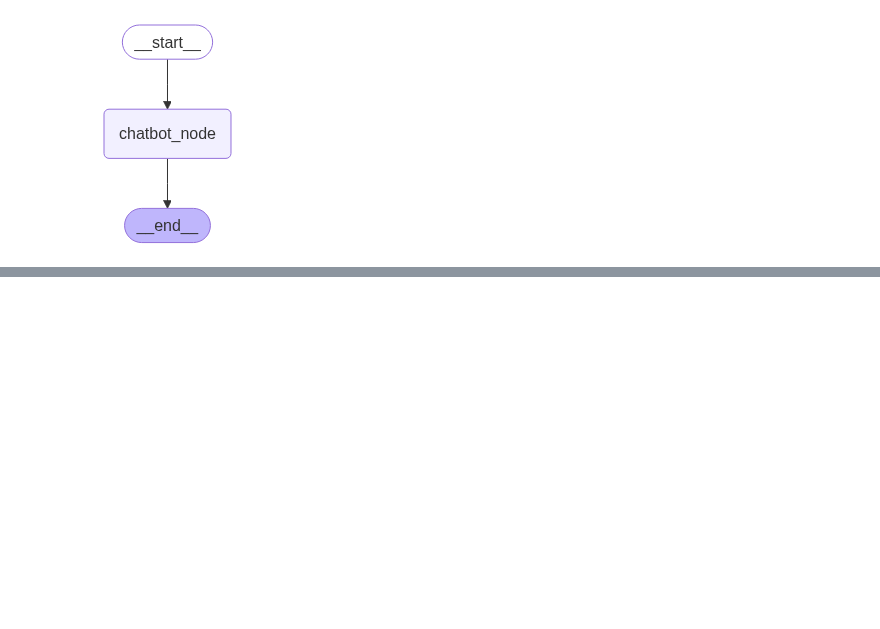
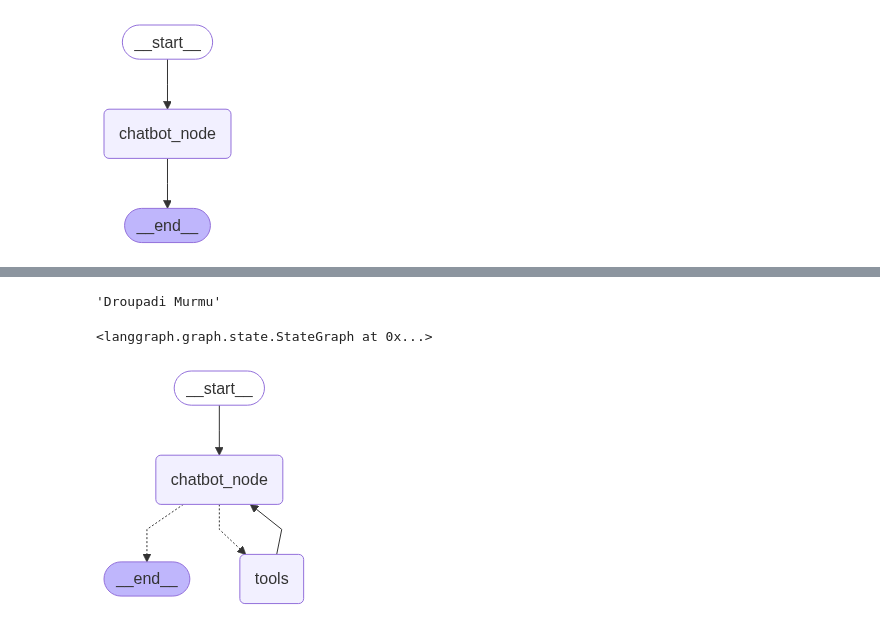
Before and after one commit to ilyan146/langgraph_sidekick, a Jupyter notebook: langgraph_setup_lab.ipynb, the cells around one changed output, grey strips where cells are left out. Drawn from its saved outputs; the diff is of its cells as text; code cells hidden in the pictures; blank space fills up the shorter version.

Commit message:
Create sample lab with a single agent that has a the google serper tool and the pushover notification tool that works

```diff
--- a/langgraph_setup_lab.ipynb
+++ b/langgraph_setup_lab.ipynb
@@ -81,0 +94,47 @@ ValidationError: 1 validation error for GoogleSerperAPIWrapper
+# %%
+tool_search.run("Who is the current president of India?")
+# %% [output]
+'Droupadi Murmu'
+# %%
+pushover_token = os.getenv("PUSHOVER_TOKEN")
+pushover_user = os.getenv("PUSHOVER_USER")
+pushover_url = "https://api.pushover.net/1/messages.json"
+
+def push(text: str):
+    """Send a push notification to the user"""
+    requests.post(pushover_url, data = {"token": pushover_token, "user": pushover_user, "message": text})
+# %%
+tool_push = Tool(
+    name="push_notification",
+    func=push,
+    description="Useful for sending push notifications to the user"
+)
+tool_push.invoke("Hi there this is from pushover!")
+# %%
+tools = [tool_search, tool_push]
+llm_az_tools = llm_az.bind_tools(tools)
+# %%
+graph_builder2 = StateGraph(state_schema=State)
+
+# Nodes again
+def chatbot_node(old_state: State) -> State:
+    response = llm_az_tools.invoke(old_state.messages)
+    new_state = State(messages=[response])
+    return new_state
+
+graph_builder2.add_node("chatbot_node", chatbot_node)
+graph_builder2.add_node("tools", ToolNode(tools=tools))
+
+# Add edges with conditions
+graph_builder2.add_conditional_edges("chatbot_node", tools_condition, "tools")
+graph_builder2.add_edge("tools", "chatbot_node")
+
+graph_builder2.add_edge(START, "chatbot_node")
+# %% [output]
+<langgraph.graph.state.StateGraph at 0x...>
+# %%
+# Compile the graph
+graph2 = graph_builder2.compile()
+display(Image(graph2.get_graph().draw_mermaid_png()))
+# %% [output]
+[figure, added]
```
Also changed, not shown: parts of 9 cells of this notebook.
